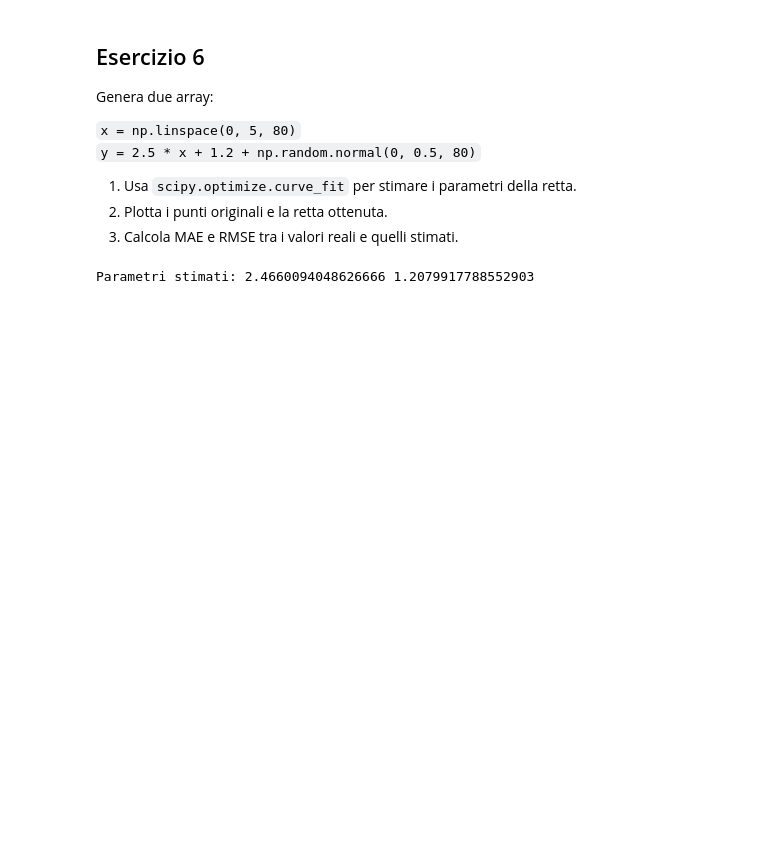
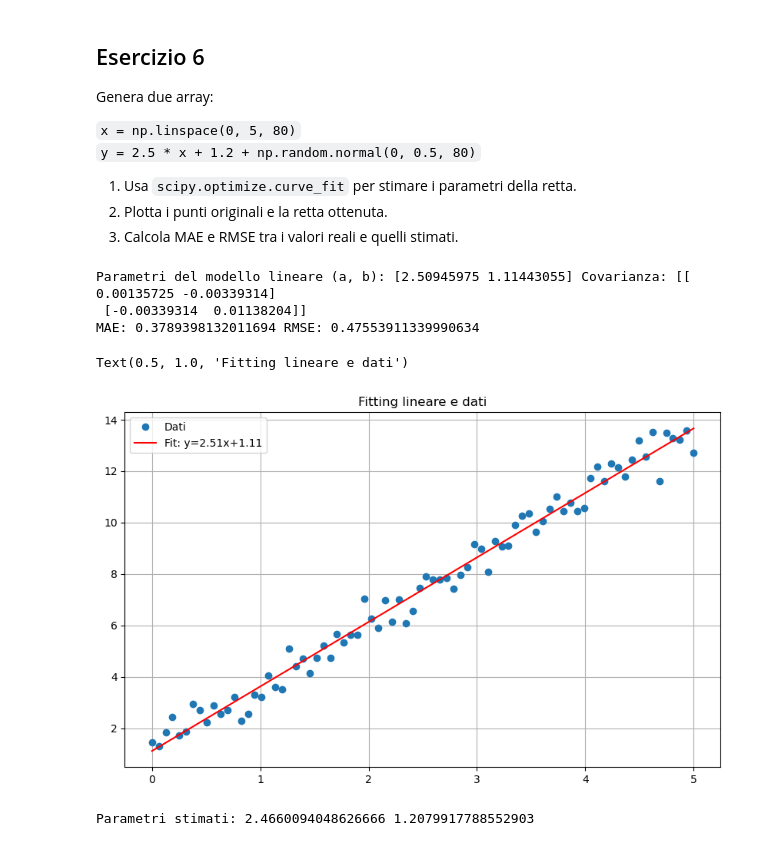
Before and after one commit to NicXVII/ProgrammingLab2, a Jupyter notebook: Appello1/esame27_Giugno2.ipynb, the cells around one changed output. Drawn from its saved outputs; the diff is of its cells as text; code cells hidden in the pictures; blank space fills up the shorter version.

```diff
--- a/Appello1/esame27_Giugno2.ipynb
+++ b/Appello1/esame27_Giugno2.ipynb
@@ -508,6 +508,49 @@ Genera due array:
 1. Usa `scipy.optimize.curve_fit` per stimare i parametri della retta.
 2. Plotta i punti originali e la retta ottenuta.
 3. Calcola MAE e RMSE tra i valori reali e quelli stimati.
+# %%
+from scipy.optimize import curve_fit
+import numpy as np
+import matplotlib.pyplot as plt
+
+np.random.seed(42)
+
+x = np.linspace(0, 5, 80)
+y = 2.5 * x + 1.2 + np.random.normal(0, 0.5, 80)
+
+
+#1
+def linear_model(x, a, b):
+    return a * x + b
+
+model = curve_fit(linear_model, x, y)
+params= model[0]
+coeff = model[1]
+print("Parametri del modello lineare (a, b):", params, "Covarianza:", coeff)
+
+
+
+
+
+#3. Calcola MAE e RMSE tra i valori reali e quelli stimati.
+from sklearn.metrics import mean_absolute_error, mean_squared_error
+y_pred = linear_model(x, *params)
+mae = mean_absolute_error(y, y_pred)
+rmse = np.sqrt(mean_squared_error(y, y_pred))
+print("MAE:", mae, "RMSE:", rmse)
+
+plt.figure(figsize=(10, 6))
+plt.plot(x, y, 'o', label='Dati')
+plt.plot(x, linear_model(x, *params), 'r-', label=f'Fit: y={params[0]:.2f}x+{params[1]:.2f}')
+plt.legend()
+plt.grid()
+plt.title("Fitting lineare e dati")
+# %% [output]
+Parametri del modello lineare (a, b): [2.50945975 1.11443055] Covarianza: [[ 0.00135725 -0.00339314]
+ [-0.00339314  0.01138204]]
+MAE: 0.3789398132011694 RMSE: 0.47553911339990634
+Text(0.5, 1.0, 'Fitting lineare e dati')
+[figure, added]
 # %%
 from scipy.optimize import curve_fit
 import numpy as np
```
Also changed, not shown: parts of 3 cells of this notebook, 11 other files.
